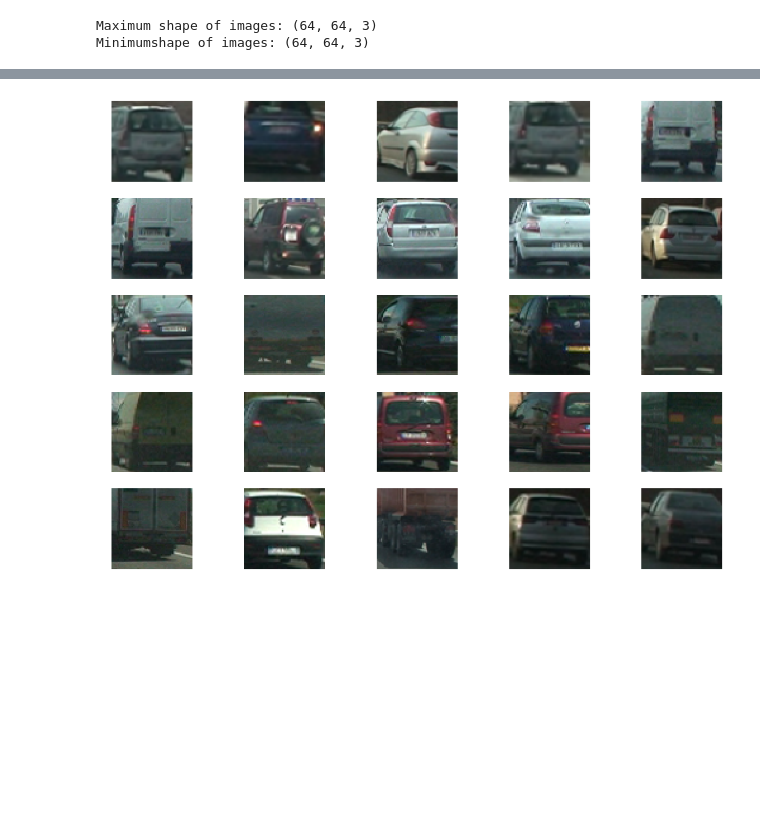
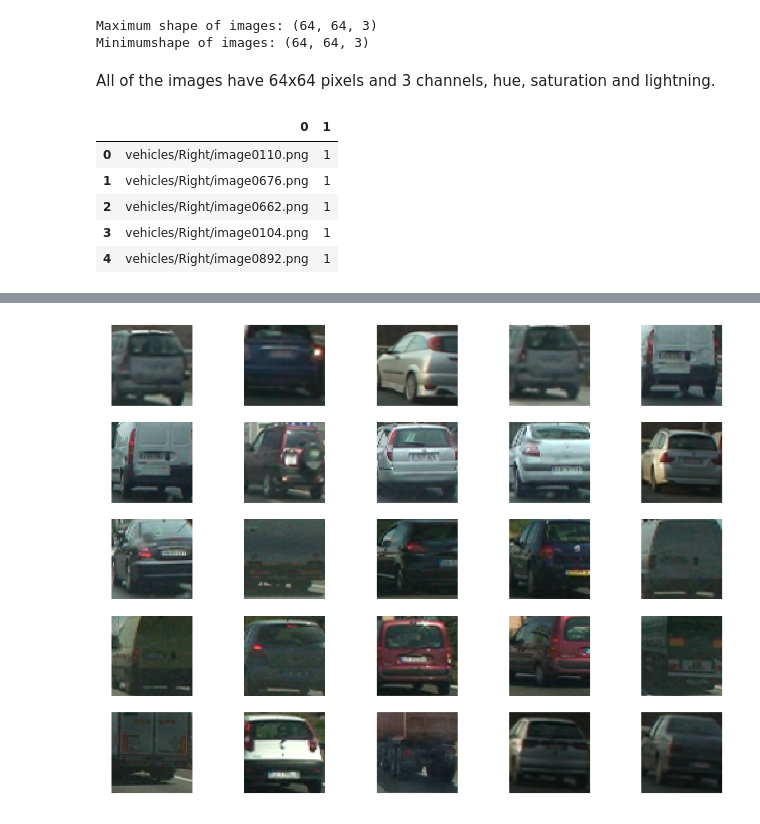
Before and after one commit to emmpew/car_detection, a Jupyter notebook: car_detection.ipynb, the cells around one changed output, grey strips where cells are left out. Drawn from its saved outputs; the diff is of its cells as text; code cells hidden in the pictures; blank space fills up the shorter version.

```diff
--- a/car_detection.ipynb
+++ b/car_detection.ipynb
@@ -54,5 +73,15 @@ print('Maximum shape of images: {} \nMinimumshape of images: {}'.format(max(trai
 # %% [output]
 Maximum shape of images: (64, 64, 3)
 Minimumshape of images: (64, 64, 3)
+# %% [markdown]
+All of the images have 64x64 pixels and 3 channels, hue, saturation and lightning.
 # %%
 image_df = pd.concat([vehicles,non_vehicles])
+image_df.head()
+# %% [output]
+|  | 0 | 1 |
+| 0 | vehicles/Right/image0110.png | 1 |
+| 1 | vehicles/Right/image0676.png | 1 |
+| 2 | vehicles/Right/image0662.png | 1 |
+| 3 | vehicles/Right/image0104.png | 1 |
+| 4 | vehicles/Right/image0892.png | 1 |
```
Also changed, not shown: parts of 59 cells of this notebook.
